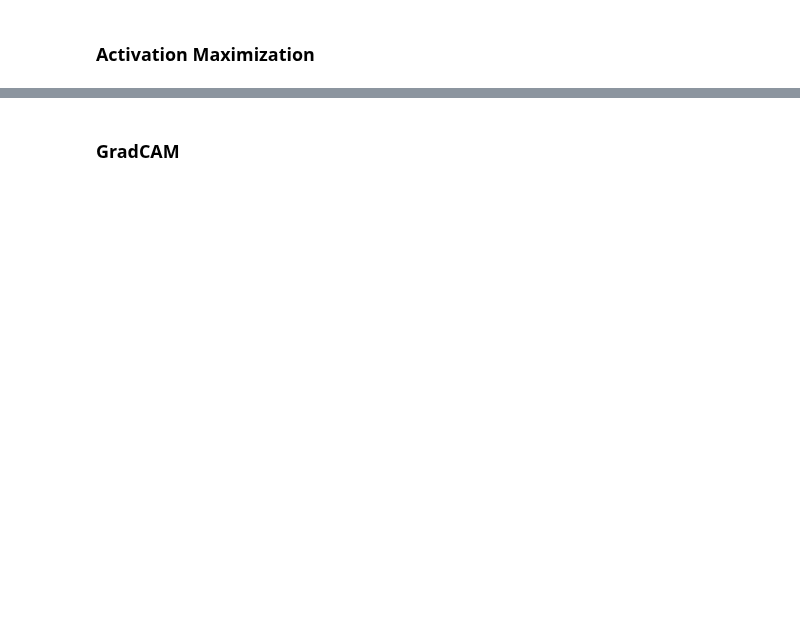
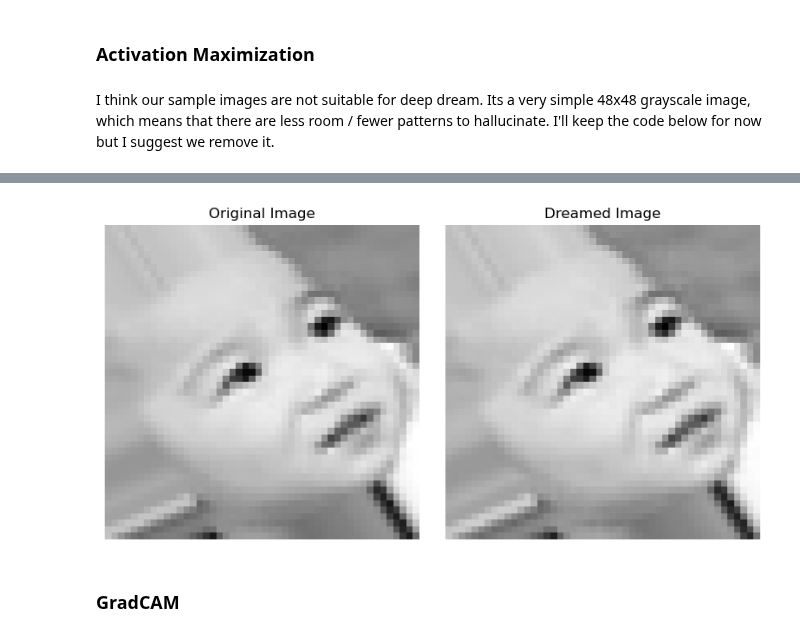
Before and after one commit to kayleeisokay/cs109b-final-project, a Jupyter notebook: MS3.ipynb, the cells around one changed output, grey strips where cells are left out. Saved outputs shown, nothing was run; the diff lists cells and outputs as text; code cells hidden in the pictures; blank space fills up the shorter version.

Commit message:
Added meaningful insights and visualization
I recommend removing deep dream section for now until we have more complex model.

```diff
--- a/MS3.ipynb
+++ b/MS3.ipynb
@@ -862,7 +864,7 @@ def plot_accuracy(history, plot_title="Model"):
 The baseline model will follow a very basic model architecture taken from the Lab's code. We added one regularization layer and adjust the output layer, as well as the loss function to account for the classes in our data.
 # %%
 # Very basic model
-def create_baseline_model():
+def create_baseline_model(show_summary=False):
     inputs = Input(shape=(48, 48, 1))
 
     x = Conv2D(64, kernel_size=(3, 3), activation="relu")(inputs)
@@ -884,6 +886,9 @@ def create_baseline_model():
         loss="sparse_categorical_crossentropy",
         metrics=["accuracy"],
     )
+    if show_summary:
+        model.summary()
+
     return model
 # %% [markdown]
 Training the most basic model with almost unprocessed data, just with the pixel values normalized.
@@ -967,2 +1011,54 @@ Note: to unblock yourself, feel free to apply these visualizations on the baseli
 # %% [markdown]
 ### Activation Maximization
+# %% [markdown]
+I think our sample images are not suitable for deep dream. Its a very simple 48x48 grayscale image, which means that there are less room / fewer patterns to hallucinate. I'll keep the code below for now but I suggest we remove it.
+# %%
+base_image = tf.convert_to_tensor(clean_train_imgs[0:1])
+
+layer_name = [layer.name for layer in baseline_model.layers if isinstance(layer, tf.keras.layers.Conv2D)][0]
+dream_layer = baseline_model.get_layer(layer_name)
+
+dream_model = tf.keras.Model(inputs=baseline_model.input, outputs=dream_layer.output)
+
+def compute_loss(img):
+    img = tf.cast(img, tf.float32)
+    activation = dream_model(img)
+    return tf.reduce_mean(activation)
+
+@tf.function
+def gradient_ascent_step(img, learning_rate):
+    with tf.GradientTape() as tape:
+        tape.watch(img)
+        loss = compute_loss(img)
+    grads = tape.gradient(loss, img)
+    grads = tf.math.l2_normalize(grads)
+    img += learning_rate * grads
+    return loss, img
+
+def deep_dream(img, steps=50, learning_rate=1e-2):
+    for step in range(steps):
+        loss, img = gradient_ascent_step(img, learning_rate)
+        if step % 10 == 0:
+            print(f"Step {step}, Loss: {loss.numpy():.4f}")
+    return img
+dreamed_img = deep_dream(base_image, steps=50)
+
+def deprocess_image(img):
+    img = img[0]
+    img = (img - tf.reduce_min(img)) / (tf.reduce_max(img) - tf.reduce_min(img))
+    img = tf.clip_by_value(img, 0, 1)
+    return img.numpy().squeeze()
+# visualize
+plt.figure(figsize=(8,4))
+plt.subplot(1,2,1)
+plt.title("Original Image")
+plt.imshow(base_image[0].numpy().squeeze(), cmap='gray')
+plt.axis('off')
+
+plt.subplot(1,2,2)
+plt.title("Dreamed Image")
+plt.imshow(deprocess_image(dreamed_img), cmap='gray')
+plt.axis('off')
+plt.tight_layout()
+plt.show();
+# %% [output]
@@ -969,2 +1070,3 @@ Note: to unblock yourself, feel free to apply these visualizations on the baseli
+[figure, added]
 # %% [markdown]
 ### GradCAM
```
Also changed, not shown: parts of 25 cells of this notebook.
